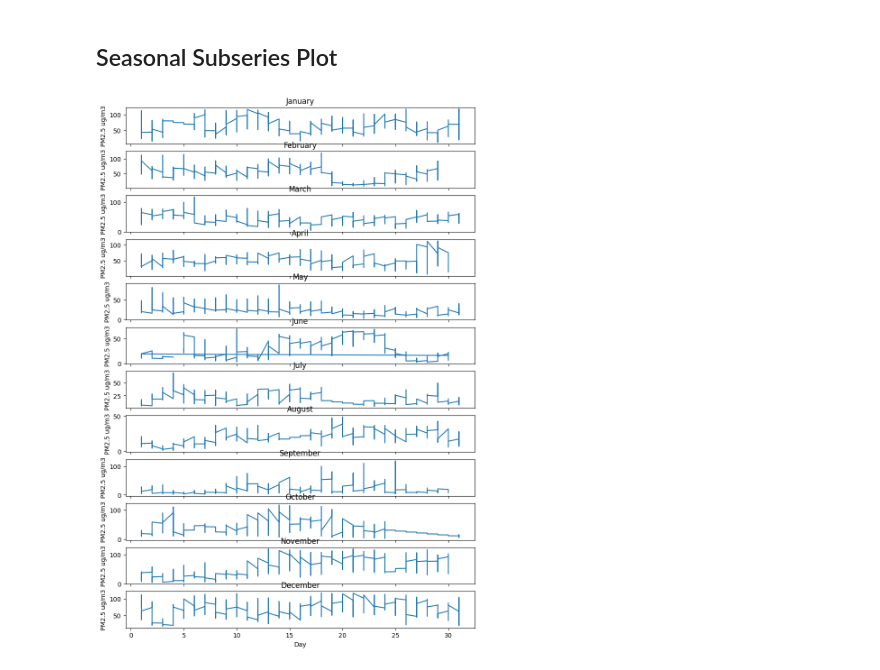
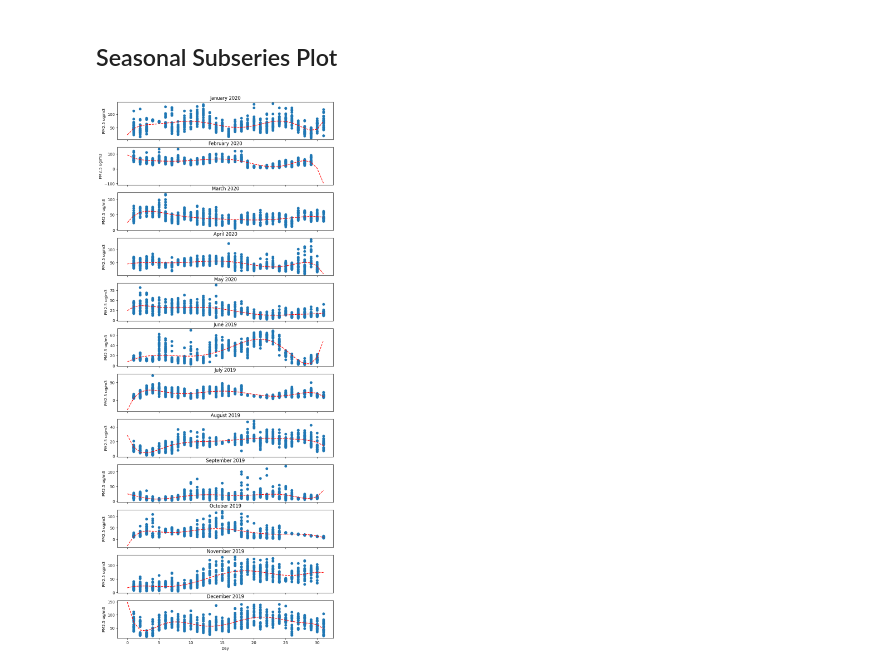
Before and after one commit to sid56rajawat/AQI-Monitoring-and-Prediction, a Jupyter notebook: EDA.ipynb, the cells around one changed output. Saved outputs shown, nothing was run; the diff lists cells and outputs as text; code cells hidden in the pictures.

Commit message:
Proper Seasonal Subseries Plot

```diff
--- a/EDA.ipynb
+++ b/EDA.ipynb
@@ -9,8 +9,8 @@ import matplotlib.pyplot as plt
 import seaborn as sns
 
 # Loading the csv file into pandas dataframe
-hours = 8760
-df = pd.read_csv("./AQI_data.csv",nrows=hours)
+df = pd.read_csv("./AQI_data.csv")
+df_size = len(df)
 df
 # %% [output]
 |  | timestamp | PM10 ug/m3 | PM2.5 ug/m3 | PM 1 ug/m3 | O3 ppb | CO ppm | NO ppb | NO2 ppb | NOx ppb | CO2 ppm |
@@ -176,16 +176,25 @@ plt.show()
 # %% [markdown]
 ## Seasonal Subseries Plot
 # %%
-fig, axes = plt.subplots(nrows=12, figsize=(10, 15), sharex=True)
+fig, axes = plt.subplots(nrows=12, figsize=(10, 25), sharex=True)
+hours = 365*24
 months = ['January', 'February', 'March', 'April', 'May', 'June', 'July', 'August', 'September', 'October', 'November', 'December']
+oneYearData = df[:hours]
+polyline = np.linspace(start=0, stop=31, num=31)
 
 for i, month in enumerate(range(1,13)):
-    df_month = df[df.index.month == month]
-    axes[i].plot(df_month.index.day, df_month[feature])
-    axes[i].set_title(f"{months[month-1]}")
+    df_month = oneYearData[oneYearData.index.month == month]
+
+    model = np.poly1d(np.polyfit(df_month.index.day, df_month[feature], 7))
+
+    axes[i].scatter(df_month.index.day, df_month[feature])
+    axes[i].set_title(f"{months[month-1]} {df_month.index.year[0]}")
     axes[i].set_ylabel(f"{feature}")
+    axes[i].plot(polyline, model(polyline), '--', color='red')
+
+
 
 plt.xlabel('Day')
 plt.show()
 # %% [output]
-[figure, old version]
+[figure, new version]
```
Also changed, not shown: parts of 7 cells of this notebook.
